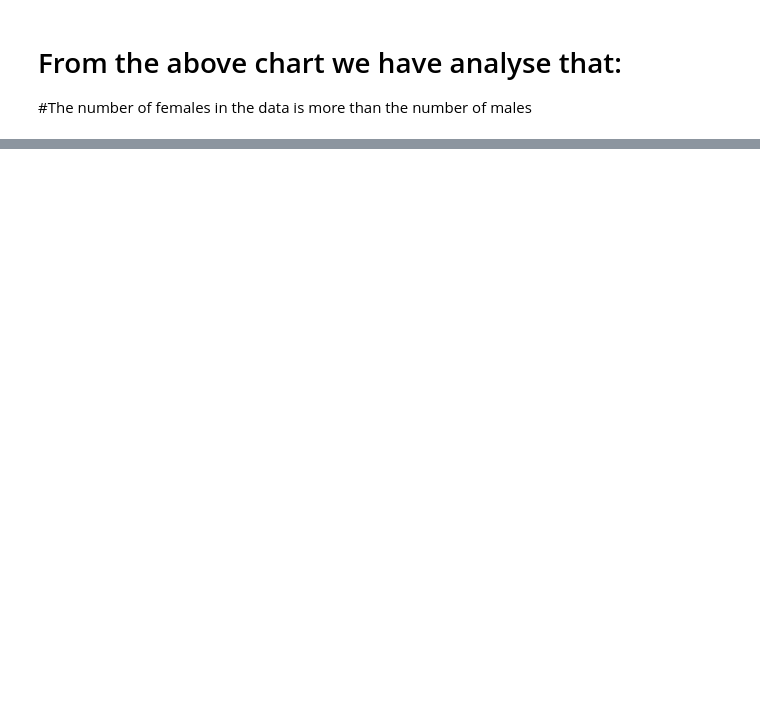
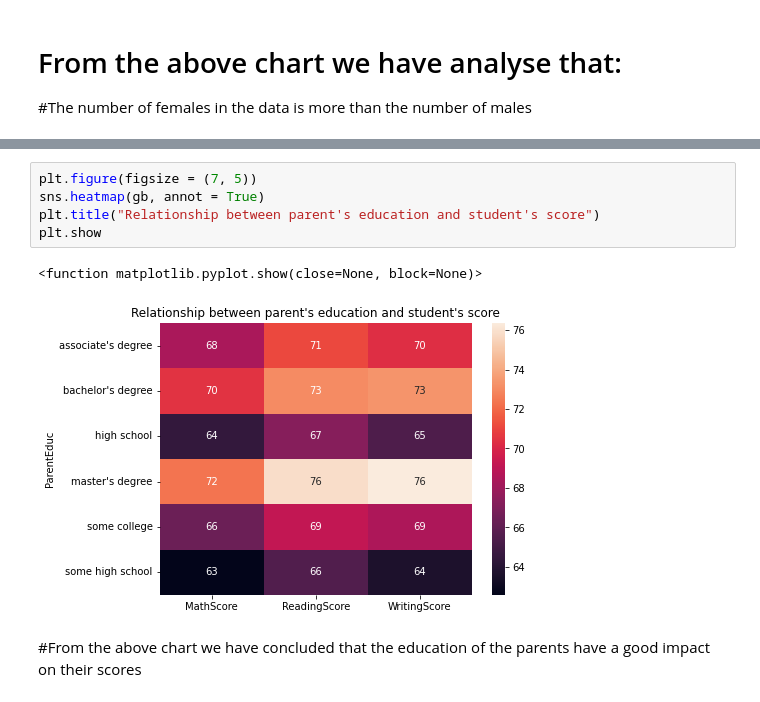
Before and after one commit to rajaram2003/Student-Result-Analysis, a Jupyter notebook: python_code.ipynb, the cells around one changed output, grey strips where cells are left out. Drawn from its saved outputs; the diff is of its cells as text; blank space fills up the shorter version.

```diff
--- a/python_code.ipynb
+++ b/python_code.ipynb
@@ -121,0 +144,10 @@ some high school    62.584013     65.510785
+# %%
+plt.figure(figsize = (7, 5))
+sns.heatmap(gb, annot = True)
+plt.title("Relationship between parent's education and student's score")
+plt.show
+# %% [output]
+<function matplotlib.pyplot.show(close=None, block=None)>
+[figure, added]
+# %% [markdown]
+#From the above chart we have concluded that the education of the parents have a good impact on their scores
```
Also changed, not shown: parts of 9 cells of this notebook.
